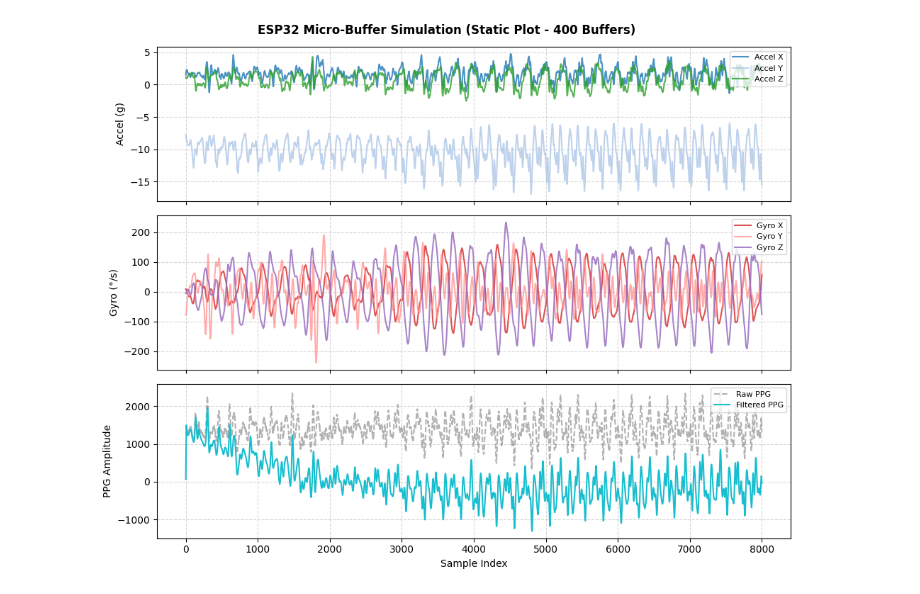
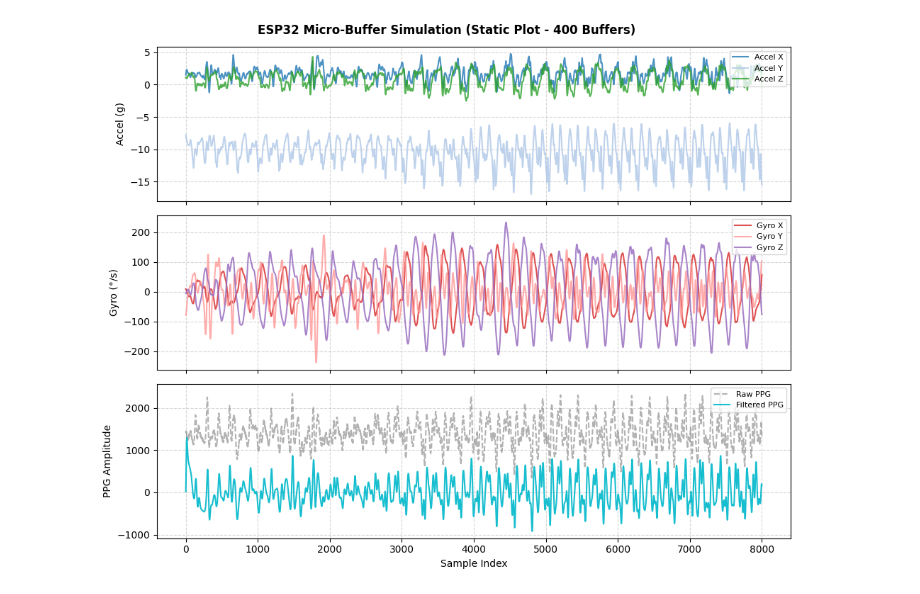
Before and after one commit to elisabethcoller/CDD-Noise-Filtering-Algorithm, a Jupyter notebook: microcontroller_algorithm/my_algorithm_11_7.ipynb, the cells around one changed output. Cells and saved outputs as stored; diff of their text form; code cells hidden in the pictures.

```diff
--- a/microcontroller_algorithm/my_algorithm_11_7.ipynb
+++ b/microcontroller_algorithm/my_algorithm_11_7.ipynb
@@ -12,11 +12,11 @@ from scipy.signal import butter, lfilter_zi, lfilter
 # =====================================================================
 CONFIG = {
     "file_path": "s3.csv",              # Update with your actual CSV file path
-    "sampling_rate_hz": 125.0,          # 125 Hz sampling rate
+    "sampling_rate_hz": 256.0,          # Sampling rate
     "buffer_size_samples": 20,          # Size of each micro-buffer (simulating ESP RAM chunk)
-    "num_test_buffers": 400,              # Restrict simulation strictly to 5 buffers
+    "num_test_buffers": 400,              # Restrict simulation strictly to # buffers
     "ppg_filter": {
-        "lowcut": 0.01,
+        "lowcut": 0.4,
         "highcut": 10.0,
         "order": 2
     },
@@ -106,36 +106,36 @@ for frame_idx in range(CONFIG["num_test_buffers"]):
    #print(f"[Buffer {frame_idx + 1}/{CONFIG['num_test_buffers']}] Processed indices {start_idx} to {end_idx}")
 
 # =====================================================================
-# 4. STATIC PLOTTING
+# 4. PLOTTING
 # =====================================================================
 fig, (ax_accel, ax_gyro, ax_ppg) = plt.subplots(3, 1, figsize=(10, 8), sharex=True)
 fig.suptitle(f"ESP32 Micro-Buffer Simulation (Static Plot - {CONFIG['num_test_buffers']} Buffers)", fontsize=12, fontweight='bold')
 
 # Accelerometer
 ax_accel.plot(x_data, ax_all, label='Accel X', color='#1f77b4', alpha=0.8)
 ax_accel.plot(x_data, ay_all, label='Accel Y', color='#aec7e8', alpha=0.8)
 ax_accel.plot(x_data, az_all, label='Accel Z', color='#2ca02c', alpha=0.8)
 ax_accel.set_ylabel("Accel (g)")
 ax_accel.legend(loc='upper right', fontsize=8)
 ax_accel.grid(True, linestyle='--', alpha=0.5)
 
 # Gyroscope
 ax_gyro.plot(x_data, gx_all, label='Gyro X', color='#d62728', alpha=0.8)
 ax_gyro.plot(x_data, gy_all, label='Gyro Y', color='#ff9896', alpha=0.8)
 ax_gyro.plot(x_data, gz_all, label='Gyro Z', color='#9467bd', alpha=0.8)
 ax_gyro.set_ylabel("Gyro (°/s)")
 ax_gyro.legend(loc='upper right', fontsize=8)
 ax_gyro.grid(True, linestyle='--', alpha=0.5)
 
 # PPG (Raw vs Clean)
 ax_ppg.plot(x_data, raw_ppg_all, label='Raw PPG', color='gray', alpha=0.6, linestyle='--')
 ax_ppg.plot(x_data, clean_ppg_all, label='Filtered PPG', color='#17becf', linewidth=1.5)
 ax_ppg.set_ylabel("PPG Amplitude")
 ax_ppg.set_xlabel("Sample Index")
 ax_ppg.legend(loc='upper right', fontsize=8)
 ax_ppg.grid(True, linestyle='--', alpha=0.5)
 
 plt.tight_layout()
 plt.show()
 # %% [output]
-[figure, old version]
+[figure, new version]
```
Also changed, not shown: parts of 4 cells of this notebook.
